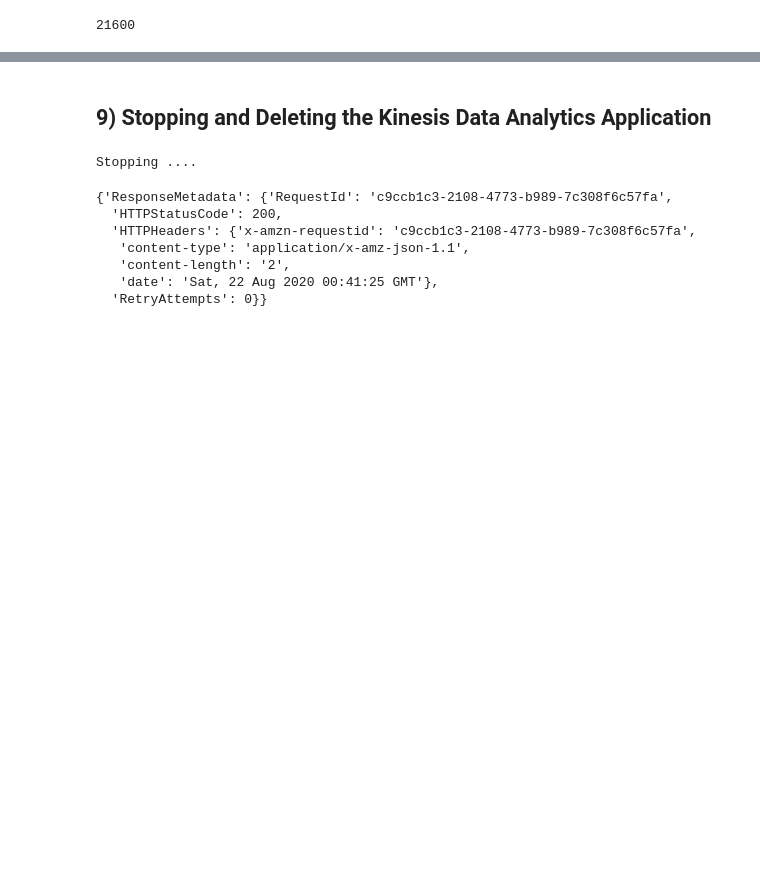
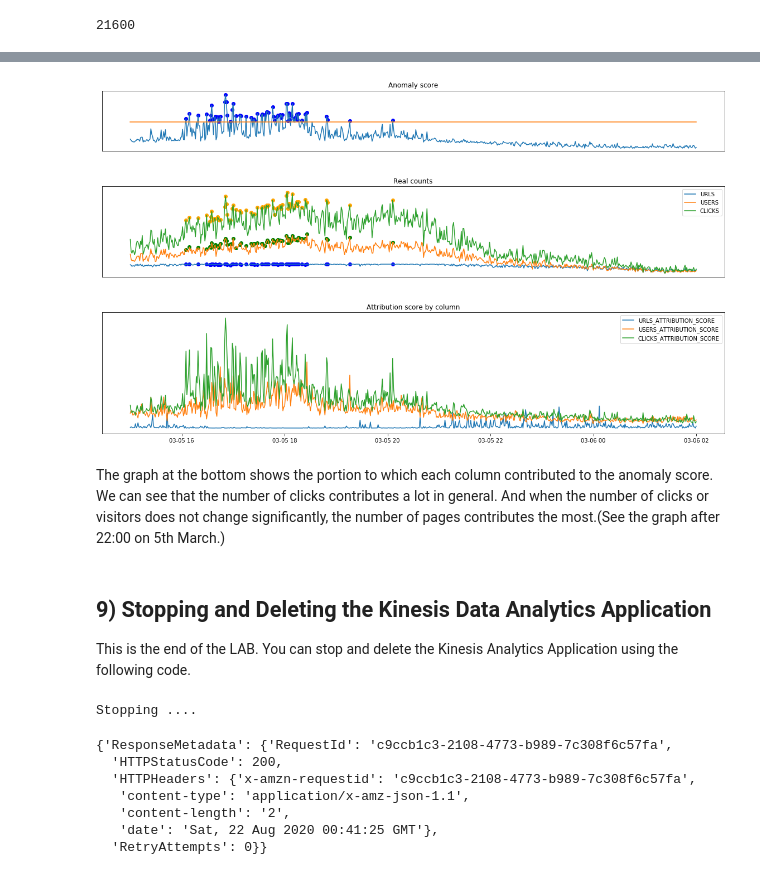
Before and after one commit to mullue/timeseries_blog, a Jupyter notebook: 4_Anomaly_detection_with_RCF_and_DeepAR/4.Amazon_Kinesis_Data_Analytics_RCF.ipynb, the cells around one changed output, grey strips where cells are left out. Saved outputs shown, nothing was run; the diff lists cells and outputs as text; code cells hidden in the pictures; blank space fills up the shorter version.

Commit message:
Added Kinesis contents
Added Kinesis contents

```diff
--- a/4_Anomaly_detection_with_RCF_and_DeepAR/4.Amazon_Kinesis_Data_Analytics_RCF.ipynb
+++ b/4_Anomaly_detection_with_RCF_and_DeepAR/4.Amazon_Kinesis_Data_Analytics_RCF.ipynb
@@ -579,8 +581,0 @@ normalized_result_data.loc[:,:] = scaled_values
-# %%
-plt.figure(figsize=(20,5))
-plt.plot(result_data[['ANOMALY_SCORE','URLS_STRENGTH','URLS_ATTRIBUTION_SCORE','USERS_STRENGTH','USERS_ATTRIBUTION_SCORE','CLICKS_STRENGTH','CLICKS_ATTRIBUTION_SCORE']]["2012-03-13 08:00:00":"2012-03-13 23:00:00"])
-
-anomalous = normalized_result_data[list((results_pd > threshold)['ANOMALY_SCORE'])]["2012-03-13 08:00:00":"2012-03-13 23:00:00"]
-plt.scatter(x= anomalous.index, y=anomalous['USERS'].values, c='blue')
-plt.scatter(x= anomalous.index, y=anomalous['CLICKS'].values, c='black')
-plt.show()
@@ -600,5 +582,48 @@ high_anomaly.sort_values(by=['ANOMALY_SCORE'], ascending=False).head(5)
+# %%
+# Anormaly score graph
+plt.figure(figsize=(20,2))
+plt.title('Anomaly score')
+plt.plot(result_data['ANOMALY_SCORE'][stime:etime])
+plt.scatter(x= anomalous.index, y=anomalous['ANOMALY_SCORE'].values, c='blue')
+plt.xticks([])
+plt.yticks([])
+# plt.yticks([1.0,2.0,3.0,4.0,5.5])
+plt.plot(pd.DataFrame([threshold]*len(result_data[stime:etime].index)).set_index(result_data[stime:etime].index))
+plt.show()
+
+plt.figure(figsize=(20,3))
+plt.title('Real counts')
+plt.plot(result_data[['URLS','USERS','CLICKS']] [stime:etime])
+plt.xticks([])
+plt.yticks([])
+plt.legend(['URLS','USERS','CLICKS'] )
+plt.scatter(x= anomalous.index, y=anomalous['URLS'].values, c='blue')
+plt.scatter(x= anomalous.index, y=anomalous['USERS'].values, c='green')
+plt.scatter(x= anomalous.index, y=anomalous['CLICKS'].values, c='orange')
+plt.show()
+
+# Attribution score graph
+plt.figure(figsize=(20,4))
+plt.title('Attribution score by column')
+plt.plot(result_data[['URLS_ATTRIBUTION_SCORE','USERS_ATTRIBUTION_SCORE','CLICKS_ATTRIBUTION_SCORE']] [stime:etime])
+# plt.xticks([])
+plt.yticks([])
+plt.legend(['URLS_ATTRIBUTION_SCORE','USERS_ATTRIBUTION_SCORE','CLICKS_ATTRIBUTION_SCORE'] )
+# plt.scatter(x= anomalous.index, y=anomalous['URLS_ATTRIBUTION_SCORE'].values, c='blue')
+# plt.scatter(x= anomalous.index, y=anomalous['USERS_ATTRIBUTION_SCORE'].values, c='green')
+# plt.scatter(x= anomalous.index, y=anomalous['CLICKS_ATTRIBUTION_SCORE'].values, c='orange')
+plt.show()
+# %% [output]
+[figure, added]
+[figure, added]
+[figure, added]
+# %% [markdown]
+The graph at the bottom shows the portion to which each column contributed to the anomaly score.
+We can see that the number of clicks contributes a lot in general. And when the number of clicks or visitors does not change significantly, the number of pages contributes the most.(See the graph after 22:00 on 5th March.)
 # %% [markdown]
 ## 9) Stopping and Deleting the Kinesis Data Analytics Application
+
+This is the end of the LAB. You can stop and delete the Kinesis Analytics Application using the following code.
 # %%
 kinesis_analytics.stop_application(ApplicationName=kinesis_ApplicationName)
 
```
Also changed, not shown: parts of 38 cells of this notebook, 6 other files.
